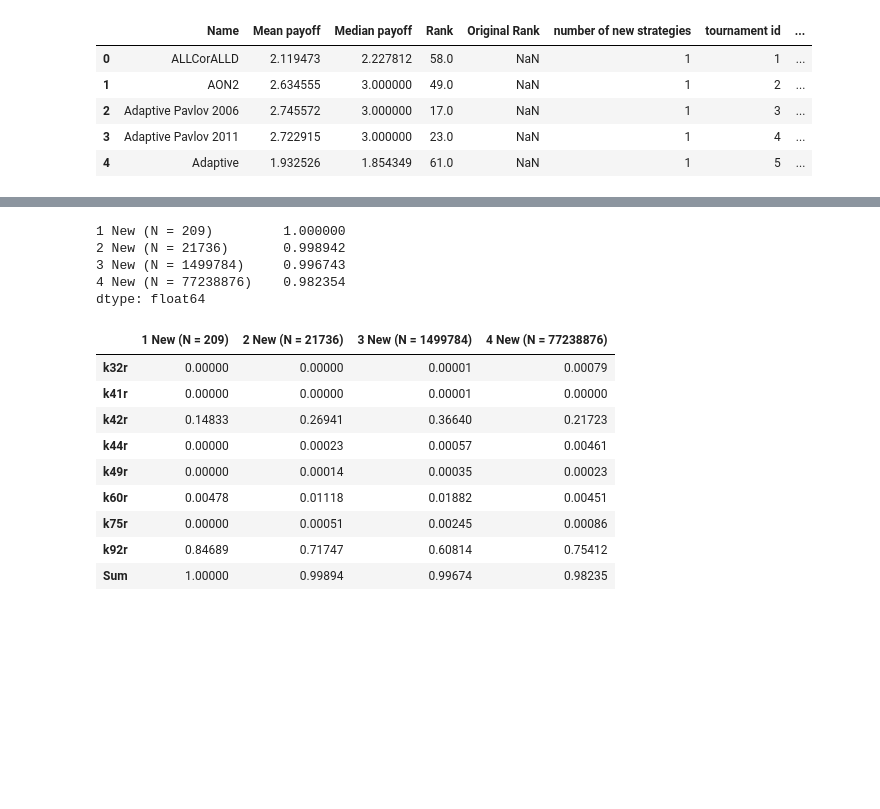
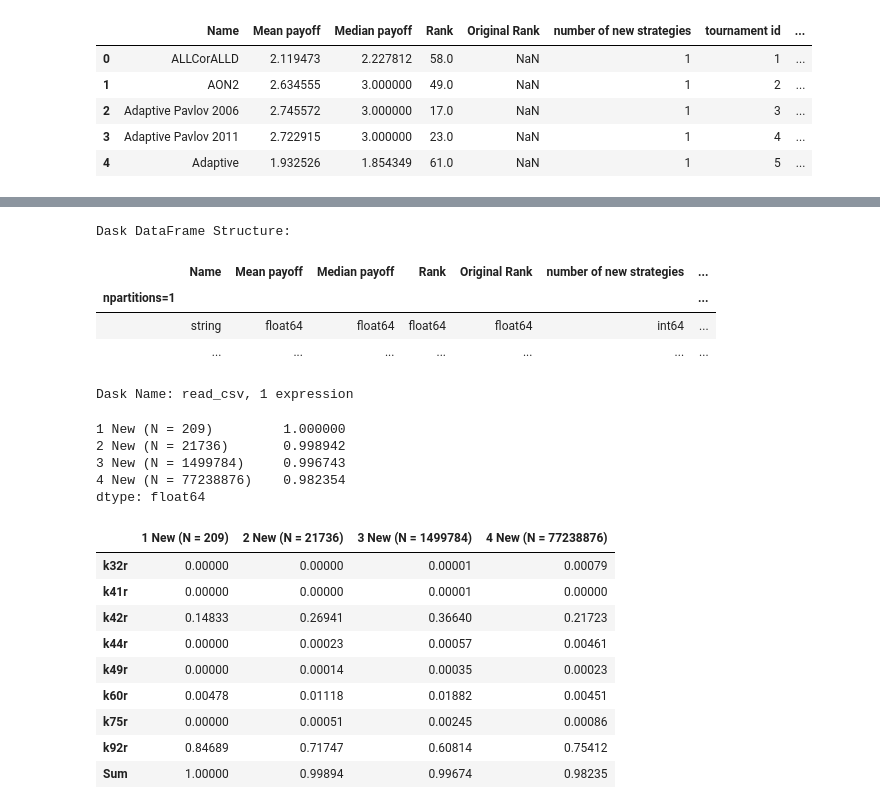
Before and after one commit to Axelrod-Python/revisiting-axelrod-second, a Jupyter notebook: src/Extra_invitations.ipynb, the cells around one changed output, grey strips where cells are left out. Drawn from its saved outputs; the diff is of its cells as text; code cells hidden in the pictures; blank space fills up the shorter version.

```diff
--- a/src/Extra_invitations.ipynb
+++ b/src/Extra_invitations.ipynb
@@ -191,16 +191,25 @@ for i in range(1, 4 + 1):
     total = alternate_winners_proportion_df["count"].sum()
     alternate_winners_proportion_df["count"] = alternate_winners_proportion_df["count"] / total
     alternate_winners_proportion_df = alternate_winners_proportion_df.rename(columns={"count": f"{i} New (N = {int(total / i)})"})
+# %%
+ddf
+# %% [output]
+Dask DataFrame Structure:
+|  | Name | Mean payoff | Median payoff | Rank | Original Rank | number of new strategies | ... |
+| npartitions=1 |  |  |  |  |  |  | ... |
+|  | string | float64 | float64 | float64 | float64 | int64 | ... |
+|  | ... | ... | ... | ... | ... | ... | ... |
+Dask Name: read_csv, 1 expression
 # %%
 alternate_winners_proportion_df.index = alternate_winners_proportion_df.index.map(add_superscript_to_name)
-# %%
-alternate_winners_proportion_df.tail(8).fillna(0).sum(axis=0)
-# %% [output]
-1 New (N = 209)         1.000000
-2 New (N = 21736)       0.998942
-3 New (N = 1499784)     0.996743
-4 New (N = 77238876)    0.982354
-dtype: float64
+# %%
+alternate_winners_proportion_df.tail(8).fillna(0).sum(axis=0)
+# %% [output]
+1 New (N = 209)         1.000000
+2 New (N = 21736)       0.998942
+3 New (N = 1499784)     0.996743
+4 New (N = 77238876)    0.982354
+dtype: float64
 # %%
 table = alternate_winners_proportion_df.fillna(0).copy()
 table = table[table.index.isin(characteristics.keys())]
```
Also changed, not shown: parts of 9 cells of this notebook, 1 other file.
